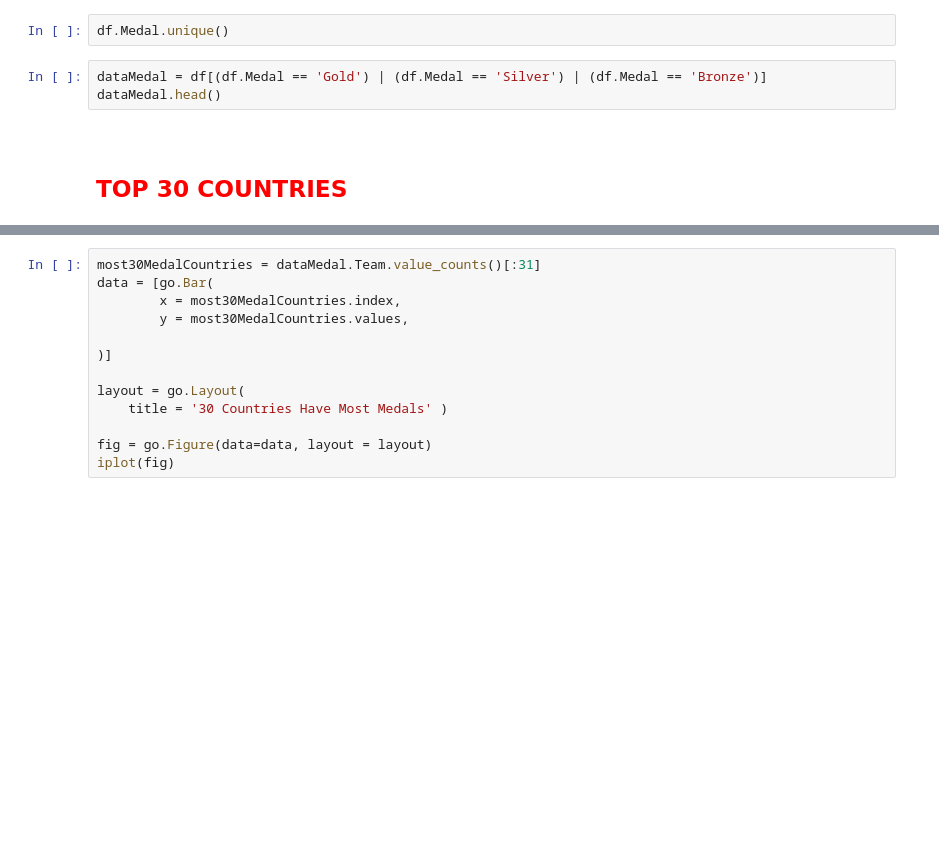
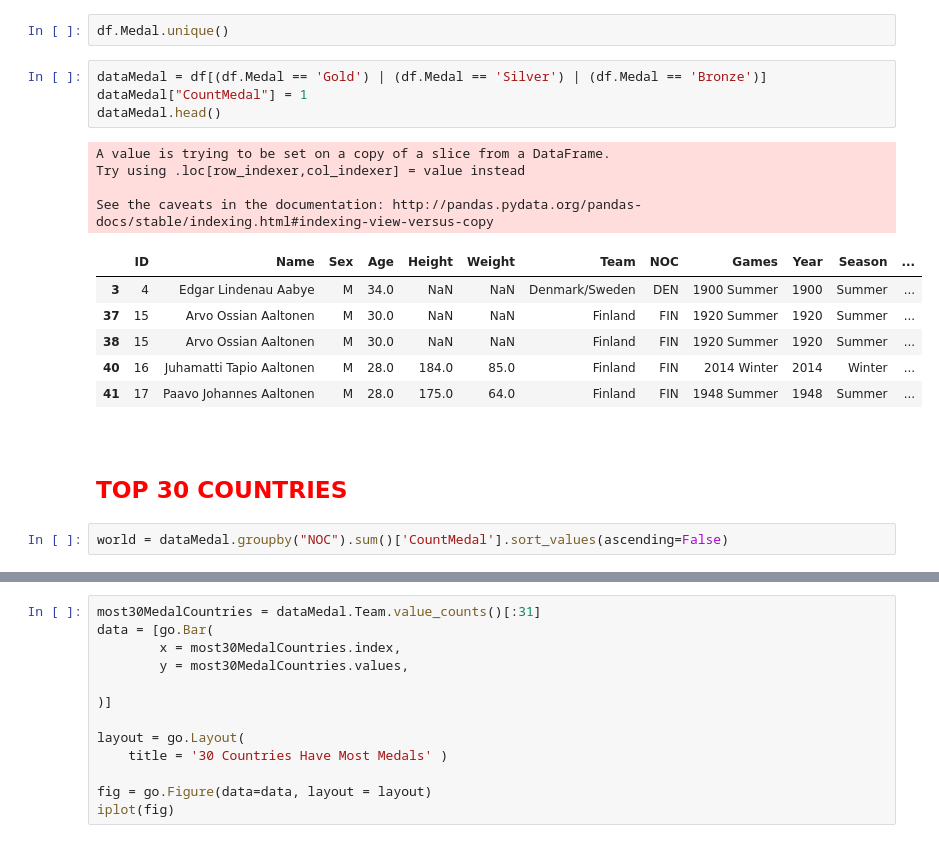
Before and after one commit to cdabakoglu/data-science, a Jupyter notebook: History_Of_Olympics_EDA/History_Of_Olympics_Who_Are_The_Most_Successful.ipynb, the cells around one changed output, grey strips where cells are left out. Saved outputs shown, nothing was run; the diff lists cells and outputs as text; blank space fills up the shorter version.

```diff
--- a/History_Of_Olympics_EDA/History_Of_Olympics_Who_Are_The_Most_Successful.ipynb
+++ b/History_Of_Olympics_EDA/History_Of_Olympics_Who_Are_The_Most_Successful.ipynb
@@ -57,7 +59,21 @@ df.columns
 df.Medal.unique()
 # %%
 dataMedal = df[(df.Medal == 'Gold') | (df.Medal == 'Silver') | (df.Medal == 'Bronze')]
+dataMedal["CountMedal"] = 1
 dataMedal.head()
+# %% [output]
+A value is trying to be set on a copy of a slice from a DataFrame.
+Try using .loc[row_indexer,col_indexer] = value instead
+
+See the caveats in the documentation: http://pandas.pydata.org/pandas-docs/stable/indexing.html#indexing-view-versus-copy
+|  | ID | Name | Sex | Age | Height | Weight | Team | NOC | Games | Year | Season | ... |
+| 3 | 4 | Edgar Lindenau Aabye | M | 34.0 | NaN | NaN | Denmark/Sweden | DEN | 1900 Summer | 1900 | Summer | ... |
+| 37 | 15 | Arvo Ossian Aaltonen | M | 30.0 | NaN | NaN | Finland | FIN | 1920 Summer | 1920 | Summer | ... |
+| 38 | 15 | Arvo Ossian Aaltonen | M | 30.0 | NaN | NaN | Finland | FIN | 1920 Summer | 1920 | Summer | ... |
+| 40 | 16 | Juhamatti Tapio Aaltonen | M | 28.0 | 184.0 | 85.0 | Finland | FIN | 2014 Winter | 2014 | Winter | ... |
+| 41 | 17 | Paavo Johannes Aaltonen | M | 28.0 | 175.0 | 64.0 | Finland | FIN | 1948 Summer | 1948 | Summer | ... |
 # %% [markdown]
 <a id=1></a><br>
 ## <font color="red">TOP 30 COUNTRIES</font>
+# %%
+world = dataMedal.groupby("NOC").sum()['CountMedal'].sort_values(ascending=False)
```
Also changed, not shown: parts of 2 cells of this notebook.
